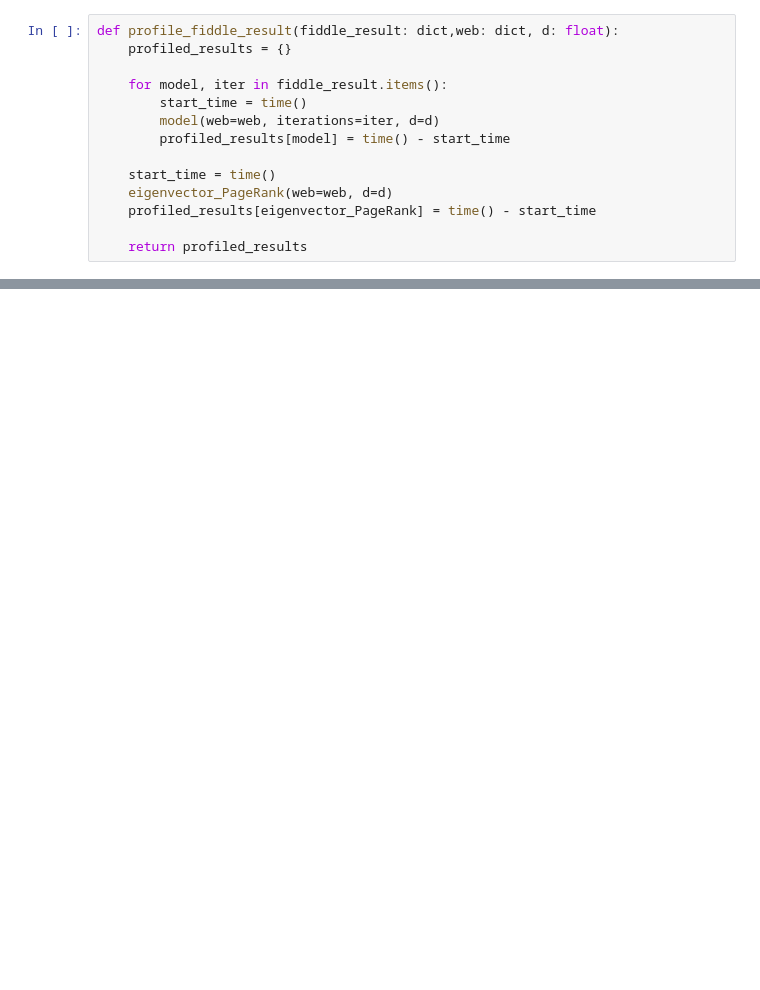
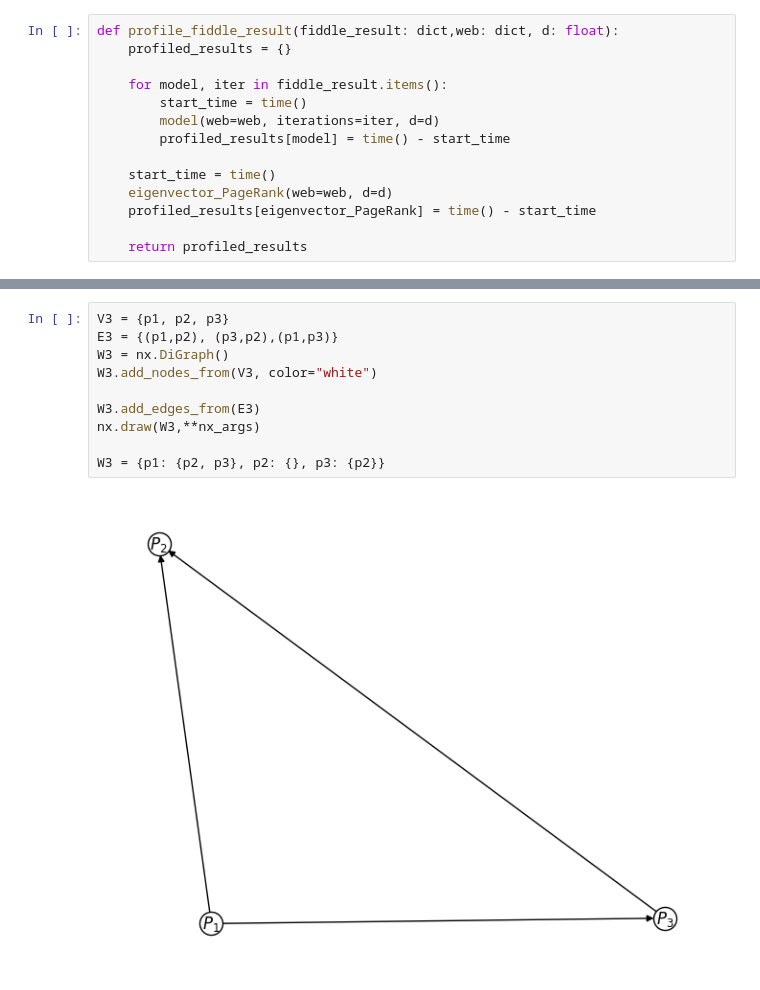
Before and after one commit to zarstensen/PageRank, a Jupyter notebook: PageRank.ipynb, the cells around one changed output, grey strips where cells are left out. Cells and saved outputs as stored; diff of their text form; blank space fills up the shorter version.

```diff
--- a/PageRank.ipynb
+++ b/PageRank.ipynb
@@ -1076,0 +1108,12 @@ print(profiled_results)
+# %%
+V3 = {p1, p2, p3}
+E3 = {(p1,p2), (p3,p2),(p1,p3)}
+W3 = nx.DiGraph()
+W3.add_nodes_from(V3, color="white")
+
+W3.add_edges_from(E3)
+nx.draw(W3,**nx_args)
+
+W3 = {p1: {p2, p3}, p2: {}, p3: {p2}}
+# %% [output]
+[figure, added]
```
Also changed, not shown: parts of 20 cells of this notebook.
